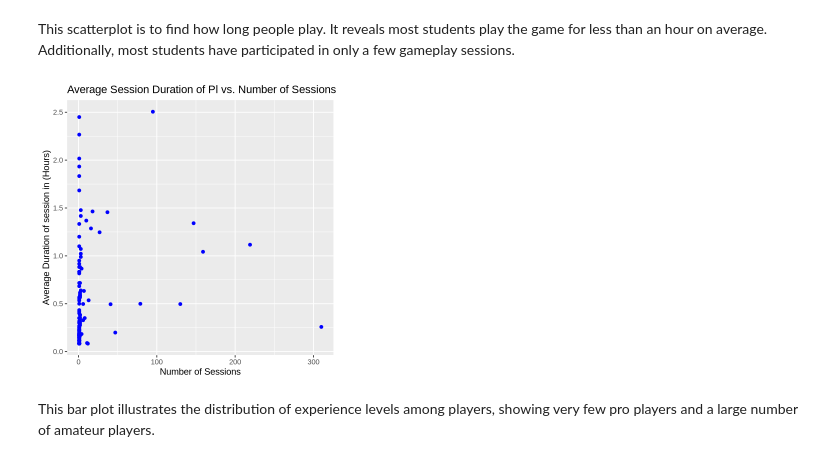
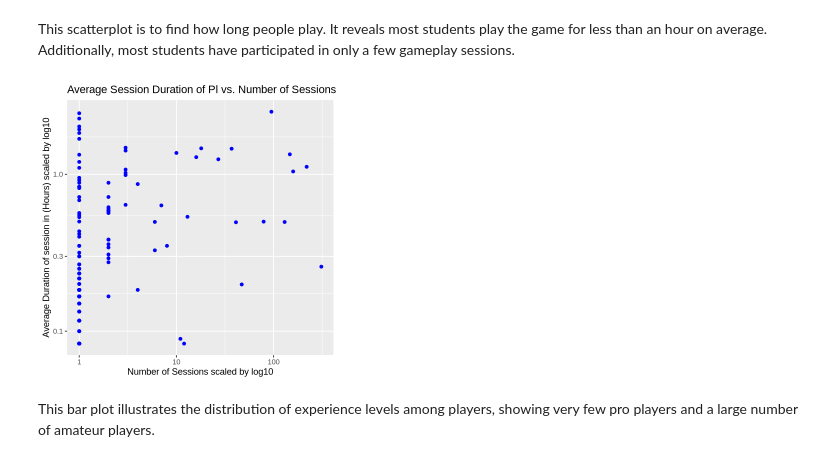
Before and after one commit to E000H/dsci-100-2025-group-008-22-, a Jupyter notebook: individual_project.ipynb, the cells around one changed output. Cells and saved outputs as stored; diff of their text form; code cells hidden in the pictures.

```diff
--- a/individual_project.ipynb
+++ b/individual_project.ipynb
@@ -177,15 +177,17 @@ This scatterplot is to find how long people play. It reveals most students play
 # %%
 options(repr.plot.height = 5, repr.plot.width = 5)
 
 email_plot <- ggplot(email_counts, aes(x = count, y = avg_duration_hours)) +
   geom_point(color = "blue") +
-  labs(x = "Number of Sessions",
-    y = "Average Duration of session in (Hours)",
-    title = "Average Session Duration of Pl vs. Number of Sessions per User")
+  labs(x = "Number of Sessions scaled by log10",
+    y = "Average Duration of session in (Hours) scaled by log10",
+    title = "Average Session Duration of Pl vs. Number of Sessions per User") +
+    scale_x_log10() +
+    scale_y_log10()
 
 email_plot
 # %% [output]
-[figure, old version]
+[figure, new version]
 # %% [markdown]
 This bar plot illustrates the distribution of experience levels among players, showing very few pro players and a large number of amateur players.
 # %%
```
Also changed, not shown: parts of 10 cells of this notebook.
